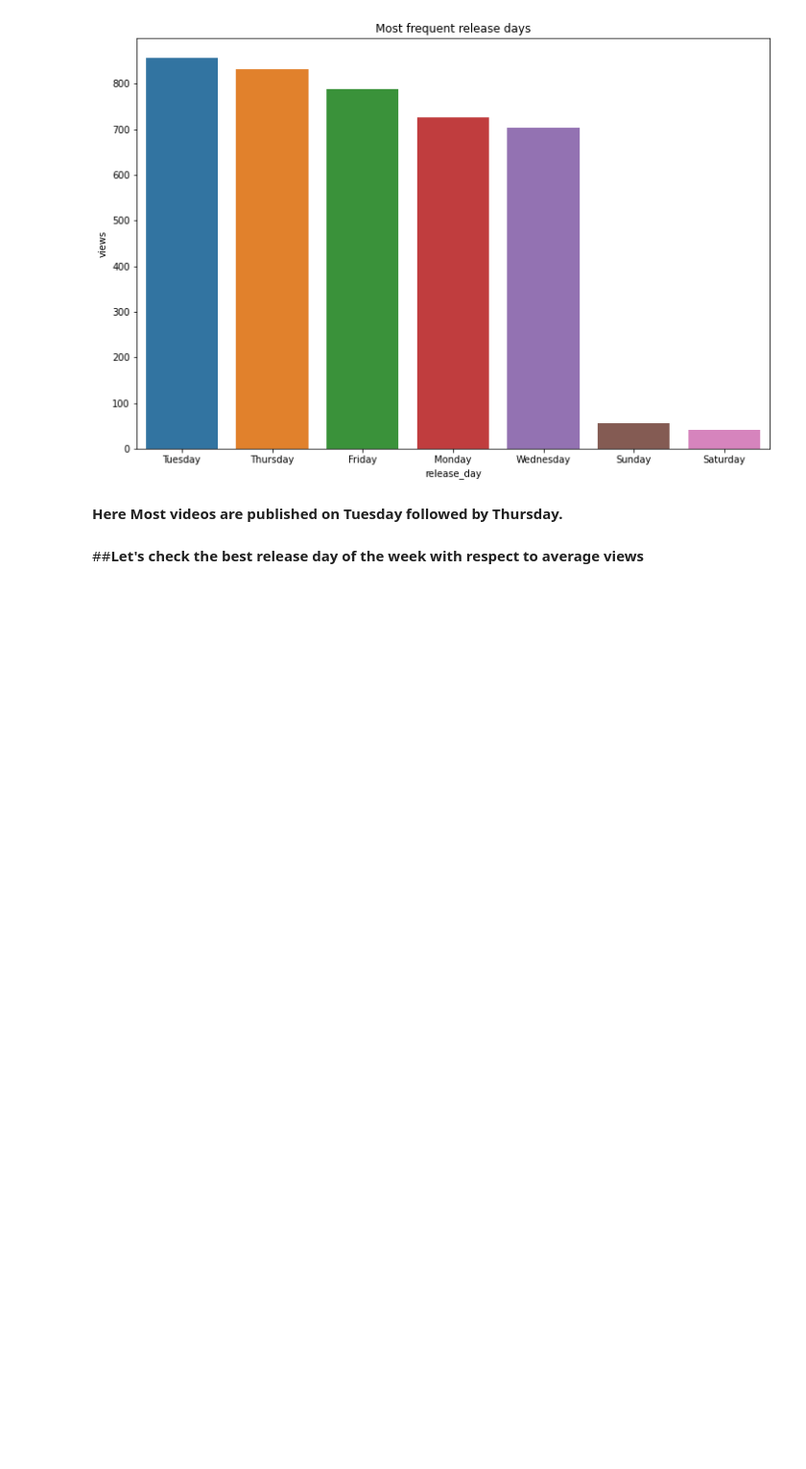
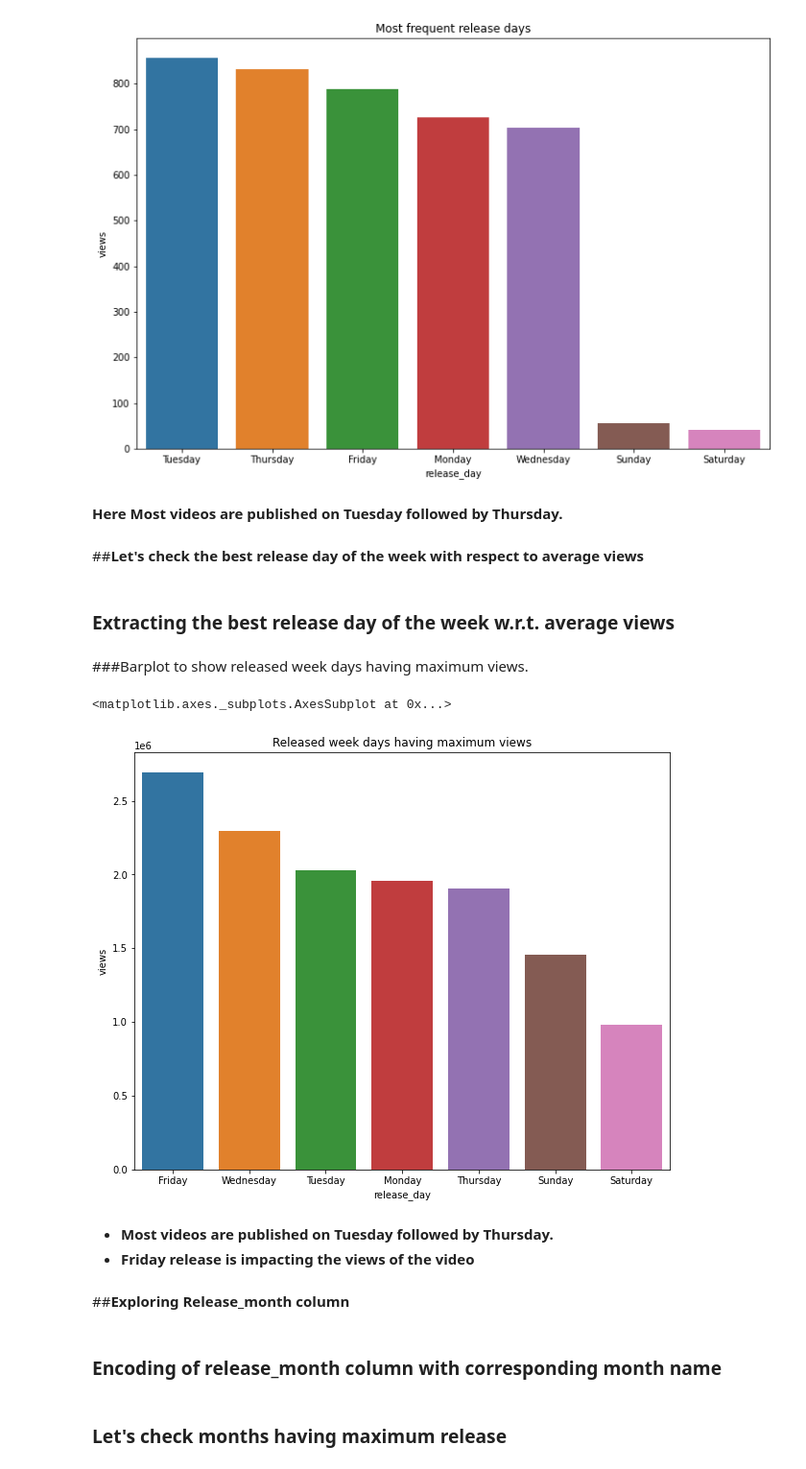
Before and after one commit to Asohail115/Ted-Talk-Views-Prediction, a Jupyter notebook: Ted_Talk_Views_Prediction.ipynb, the cells around one changed output. Shown at 96% size. Drawn from its saved outputs; the diff is of its cells as text; code cells hidden in the pictures; blank space fills up the shorter version.

```diff
--- a/Ted_Talk_Views_Prediction.ipynb
+++ b/Ted_Talk_Views_Prediction.ipynb
@@ -484,3 +484,25 @@ Text(0.5, 1.0, 'Most frequent release days')
 **Here Most videos are published on Tuesday followed by Thursday.**
 # %% [markdown]
 ##**Let's check the best release day of the week with respect to average views**
+# %% [markdown]
+### Extracting the best release day of the week w.r.t. average views
+# %%
+pop_rel_day=df[['release_day','views']].groupby('release_day').agg({'views' : 'mean'})
+pop_rel_day=pop_rel_day.sort_values('views',ascending=False)
+pop_rel_day.reset_index(inplace=True)
+# %% [markdown]
+###Barplot to show released week days having maximum views.
+# %%
+plt.figure(figsize=(10,8))
+plt.title('Released week days having maximum views')
+sns.barplot(x='release_day',y='views',data=pop_rel_day)
+# %% [output]
+<matplotlib.axes._subplots.AxesSubplot at 0x...>
+[figure, added]
+# %% [markdown]
+* **Most videos are published on Tuesday followed by Thursday.**
+* **Friday release is impacting the views of the video**
+# %% [markdown]
+##**Exploring Release_month column**
+# %% [markdown]
+### Encoding of release_month column with corresponding month name
@@ -486,0 +512,2 @@ Text(0.5, 1.0, 'Most frequent release days')
+# %% [markdown]
+### Let's check months having maximum release
```
Also changed, not shown: parts of 138 cells of this notebook.
